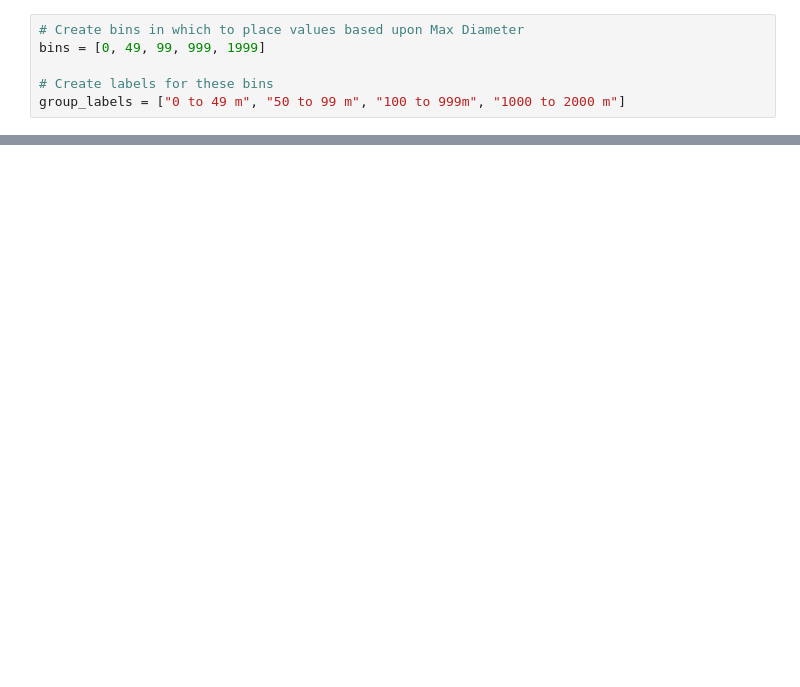
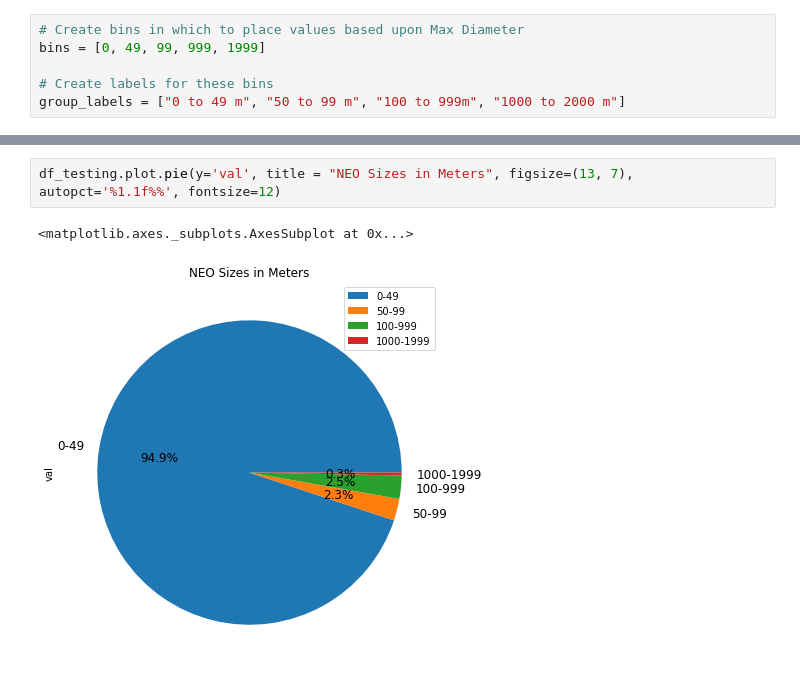
Before and after one commit to doublealogic/armageddon-neo-objects-space-junk, a Jupyter notebook: Data_Retrieval/neo.ipynb, the cells around one changed output, grey strips where cells are left out. Drawn from its saved outputs; the diff is of its cells as text; blank space fills up the shorter version.

```diff
--- a/Data_Retrieval/neo.ipynb
+++ b/Data_Retrieval/neo.ipynb
@@ -183,0 +222,5 @@ KeyError: 'size'
+# %%
+df_testing.plot.pie(y='val', title = "NEO Sizes in Meters", figsize=(13, 7), autopct='%1.1f%%', fontsize=12)
+# %% [output]
+<matplotlib.axes._subplots.AxesSubplot at 0x...>
+[figure, added]
```
Also changed, not shown: parts of 12 cells of this notebook, 3 other files.
